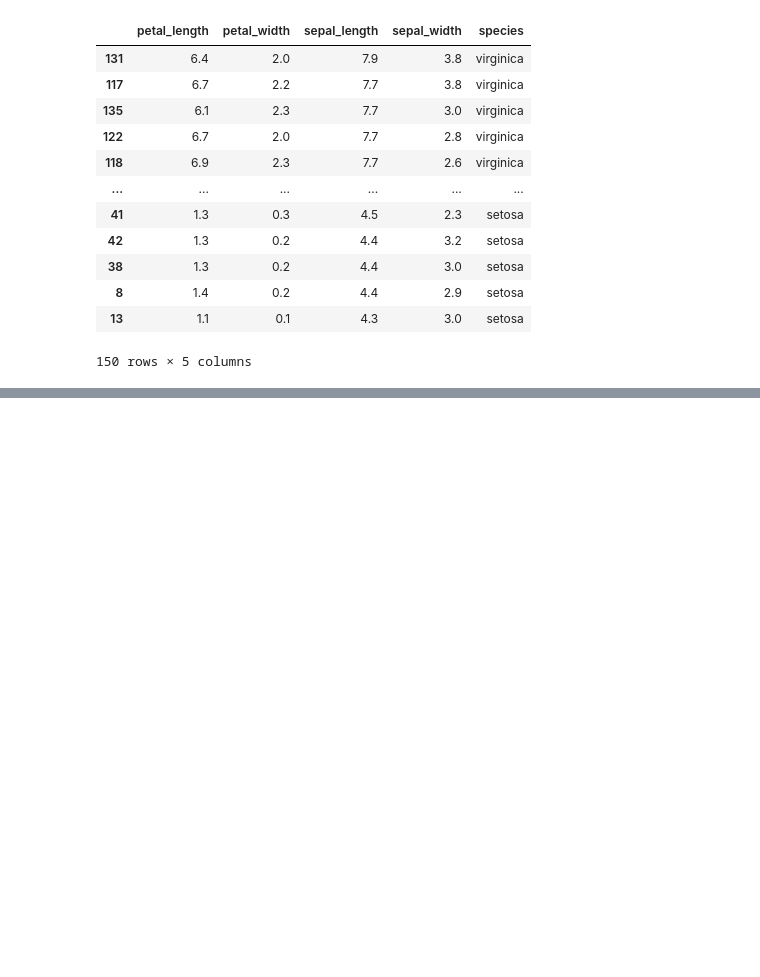
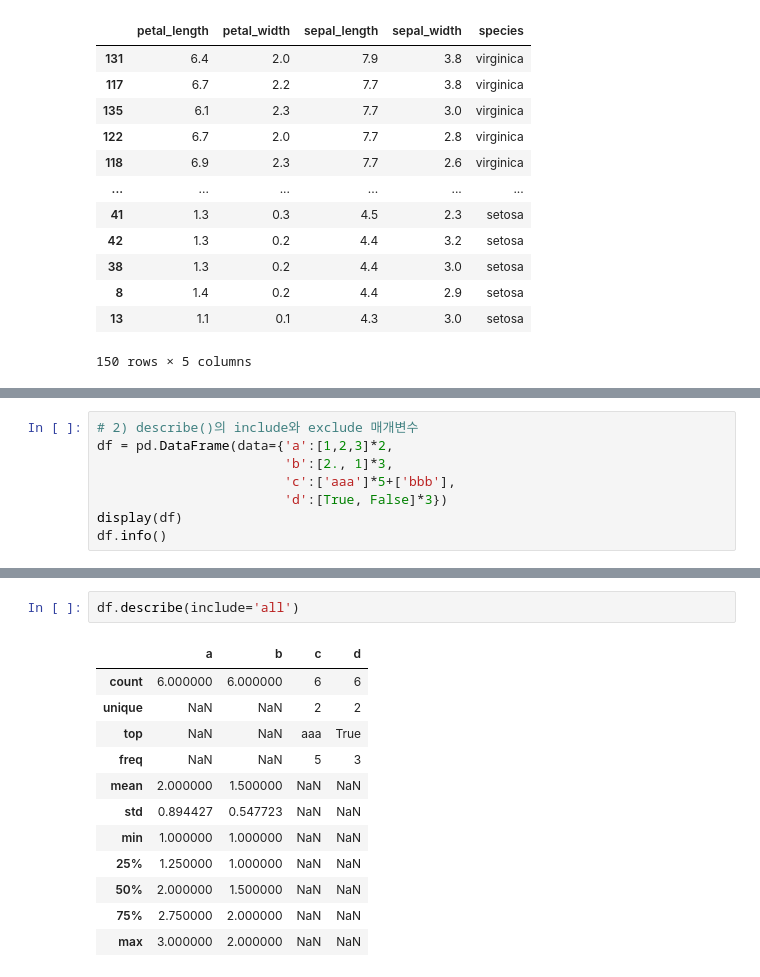
Before and after one commit to secretrelationship/ai_x, a Jupyter notebook: source/01_python/Ch11_데이터프레임과시리즈(pandas).ipynb, the cells around one changed output, grey strips where cells are left out. Cells and saved outputs as stored; diff of their text form; blank space fills up the shorter version.

```diff
--- a/source/01_python/Ch11_데이터프레임과시리즈(pandas).ipynb
+++ b/source/01_python/Ch11_데이터프레임과시리즈(pandas).ipynb
@@ -1249,0 +1423,8 @@ iris.sort_index(axis=1)
+# %%
+# 2) describe()의 include와 exclude 매개변수
+df = pd.DataFrame(data={'a':[1,2,3]*2,
+                        'b':[2., 1]*3,
+                        'c':['aaa']*5+['bbb'],
+                        'd':[True, False]*3})
+display(df)
+df.info()
@@ -1249,0 +1478,15 @@ iris.sort_index(axis=1)
+# %%
+df.describe(include='all')
+# %% [output]
+|  | a | b | c | d |
+| count | 6.000000 | 6.000000 | 6 | 6 |
+| unique | NaN | NaN | 2 | 2 |
+| top | NaN | NaN | aaa | True |
+| freq | NaN | NaN | 5 | 3 |
+| mean | 2.000000 | 1.500000 | NaN | NaN |
+| std | 0.894427 | 0.547723 | NaN | NaN |
+| min | 1.000000 | 1.000000 | NaN | NaN |
+| 25% | 1.250000 | 1.000000 | NaN | NaN |
+| 50% | 2.000000 | 1.500000 | NaN | NaN |
+| 75% | 2.750000 | 2.000000 | NaN | NaN |
+| max | 3.000000 | 2.000000 | NaN | NaN |
```
Also changed, not shown: parts of 28 cells of this notebook, 1 other file.
